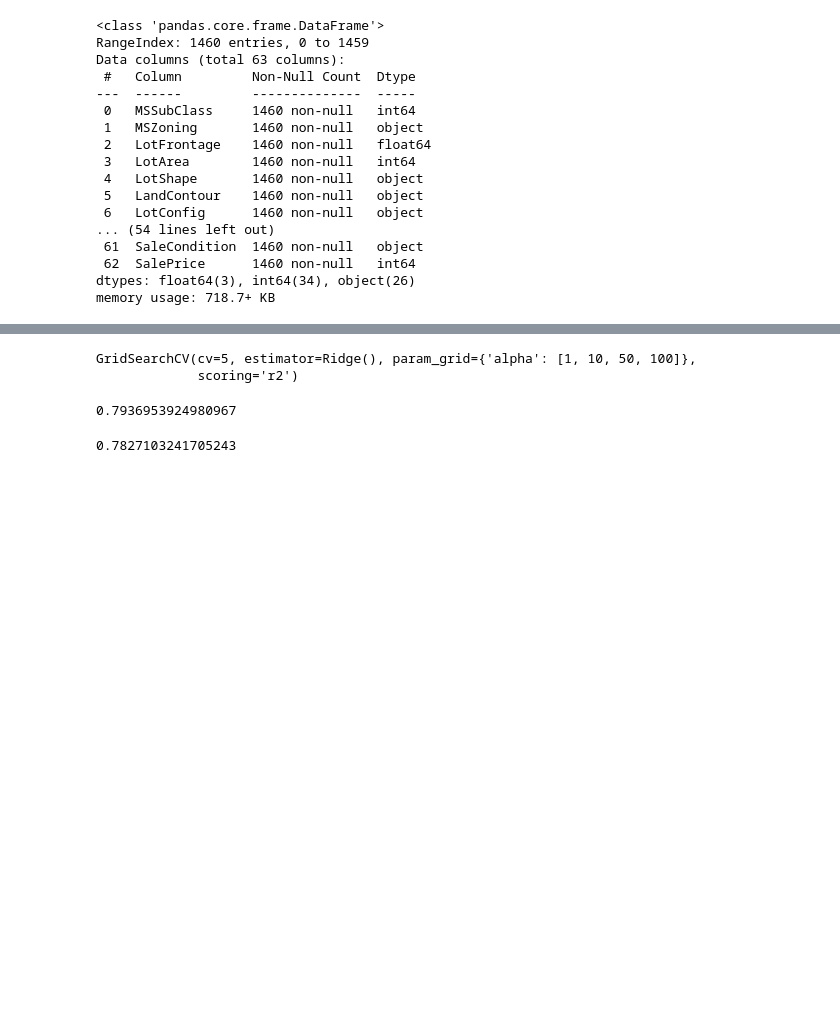
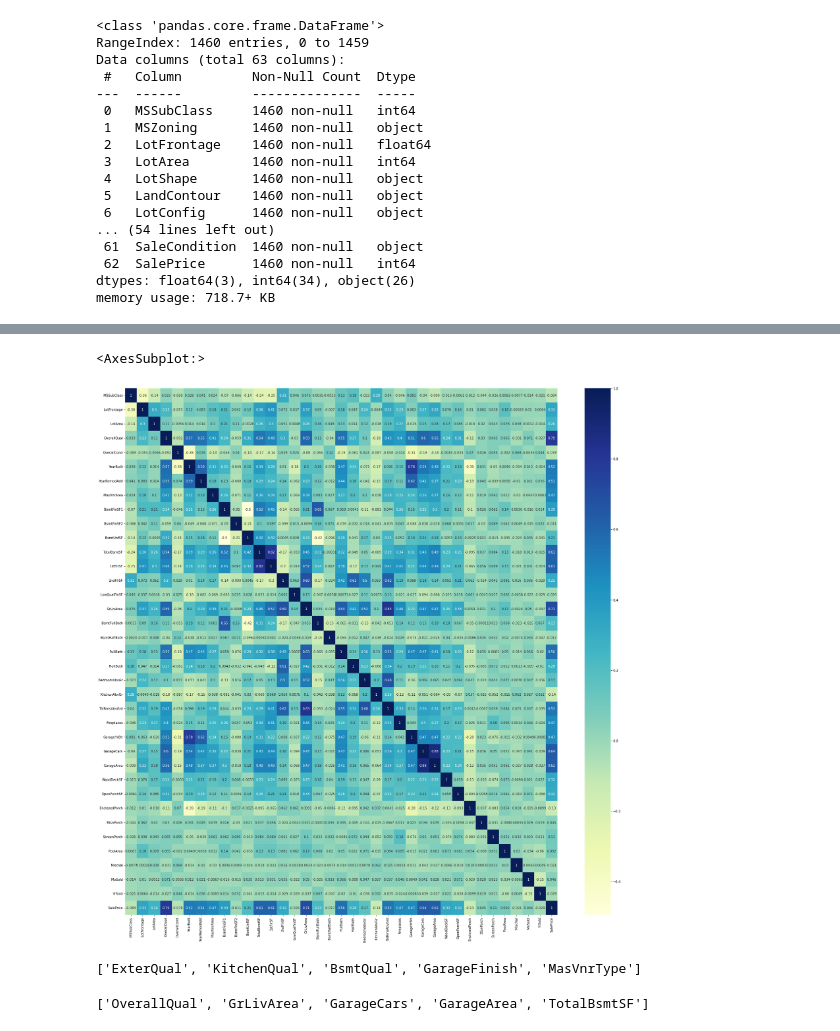
Before and after one commit to kvc0608/HousePricing, a Jupyter notebook: SurpriseHousing.ipynb, the cells around one changed output, grey strips where cells are left out. Cells and saved outputs as stored; diff of their text form; code cells hidden in the pictures; blank space fills up the shorter version.

```diff
--- a/SurpriseHousing.ipynb
+++ b/SurpriseHousing.ipynb
@@ -190,16 +129,0 @@ X_train = X_train.loc[:,rfe_obj.get_support()]
-# %%
-#  Training lasso and ridge regression
-from sklearn.linear_model import Lasso
-from sklearn.linear_model import Ridge
-from sklearn.model_selection import GridSearchCV
-lasso = Lasso()
-ridge = Ridge()
-lasso_grid = {"alpha":[1,10,50,100]}
-ridge_grid = {"alpha":[1,10,50,100]}
-grid_lasso = GridSearchCV(lasso,param_grid=lasso_grid,scoring="r2",cv=5)
-grid_ridge = GridSearchCV(ridge,param_grid=ridge_grid,scoring="r2",cv=5)
-grid_lasso.fit(X_train,y_train)
-grid_ridge.fit(X_train,y_train)
-# %% [output]
-GridSearchCV(cv=5, estimator=Ridge(), param_grid={'alpha': [1, 10, 50, 100]},
-             scoring='r2')
@@ -209,9 +129,0 @@ X_test=X_test.loc[:,rfe_obj.get_support()]
-# %%
-from sklearn.metrics import r2_score
-print(r2_score(grid_lasso.predict(X_test),y_test))
-# %% [output]
-0.7936953924980967
-# %%
-grid_ridge.best_score_
-# %% [output]
-0.7827103241705243
@@ -220,0 +130,22 @@ coeff=coeff[coeff!=0]
+# %%
+# Plotting corelation matrix between variables - bivariate analysis
+corr_mat = data.corr()
+corr_mat_with_dummies = data_with_dummies.corr()
+plt.figure(figsize=(30,30))
+sns.heatmap(corr_mat,annot=True,cmap="YlGnBu")
+# %% [output]
+<AxesSubplot:>
+[figure, added]
+# %%
+#  Listing the top corelated variables
+top_cat=list(corr_mat_with_dummies.sort_values(by="SalePrice")["SalePrice"].head().index)
+top_cat = [x.split("_")[0] for x in top_cat]
+print(top_cat)
+# %% [output]
+['ExterQual', 'KitchenQual', 'BsmtQual', 'GarageFinish', 'MasVnrType']
+# %%
+top_num=list(corr_mat_with_dummies.sort_values(by="SalePrice",ascending=False)["SalePrice"].head(6).index)
+top_num.remove("SalePrice")
+print(top_num)
+# %% [output]
+['OverallQual', 'GrLivArea', 'GarageCars', 'GarageArea', 'TotalBsmtSF']
```
Also changed, not shown: parts of 33 cells of this notebook.
